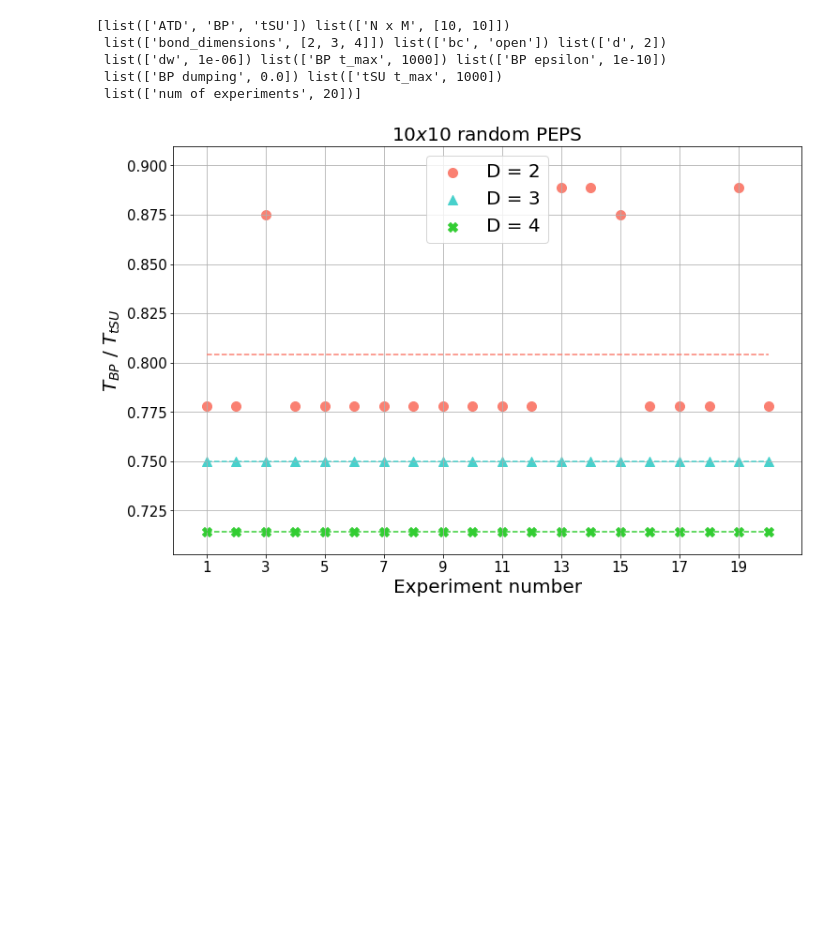
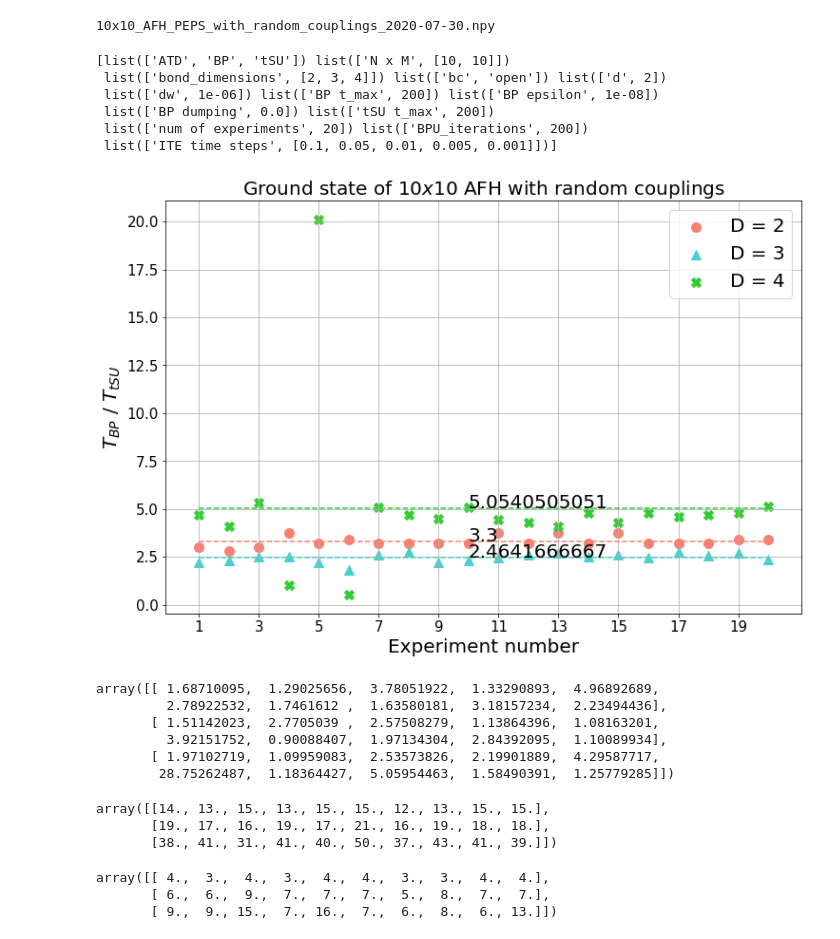
Before and after one commit to RoyElkabetz/Belief-propagation_Tensor-Networks, a Jupyter notebook: make_plot.ipynb, the cells around one changed output. Cells and saved outputs as stored; diff of their text form; code cells hidden in the pictures; blank space fills up the shorter version.

```diff
--- a/make_plot.ipynb
+++ b/make_plot.ipynb
@@ -27,0 +30,7 @@ print(date.today())
+# %%
+files = []
+directory = 'data'
+for filename in os.listdir(directory):
+    if filename[0:4] == 'data':
+        print(filename)
+        files.append(filename)
@@ -28,17 +49,21 @@ print(date.today())
 # %%
-my_file = '10x10_random_PEPS.npy'
+my_file = files[10][4:]
+print(my_file)
 file = 'data/data' + my_file
 params = 'data/parameters' + my_file
 data = np.load(file, allow_pickle=True)
 parameters = np.load(params, allow_pickle=True)
+# %% [output]
+10x10_AFH_PEPS_with_random_couplings_2020-07-30.npy
 # %%
 print(parameters)
 # %% [output]
 [list(['ATD', 'BP', 'tSU']) list(['N x M', [10, 10]])
  list(['bond_dimensions', [2, 3, 4]]) list(['bc', 'open']) list(['d', 2])
- list(['dw', 1e-06]) list(['BP t_max', 1000]) list(['BP epsilon', 1e-10])
- list(['BP dumping', 0.0]) list(['tSU t_max', 1000])
- list(['num of experiments', 20])]
+ list(['dw', 1e-06]) list(['BP t_max', 200]) list(['BP epsilon', 1e-08])
+ list(['BP dumping', 0.0]) list(['tSU t_max', 200])
+ list(['num of experiments', 20]) list(['BPU_iterations', 200])
+ list(['ITE time steps', [0.1, 0.05, 0.01, 0.005, 0.001]])]
 # %%
 # unpack parameters
 N, M = parameters[1][1][0], parameters[1][1][1]
@@ -52,36 +77,61 @@ T_BP_D = data[1]
 T_SU_D = data[2]
 # %%
 #name = 'Ground state of ' + '$' + str(N) + ' x ' + str(M) + '$'  + ' AFH'
-#name = 'Ground state of ' + '$' + str(N) + ' x ' + str(M) + '$'  + ' AFH with random couplings'
-name = '$' + str(N) + ' x ' + str(M) + '$'  + ' random PEPS'
+name = 'Ground state of ' + '$' + str(N) + ' x ' + str(M) + '$'  + ' AFH with random couplings'
+#name = '$' + str(N) + ' x ' + str(M) + '$'  + ' AFH PEPS ground state'
+#name = '$' + str(N) + ' x ' + str(M) + '$'  + ' random PEPS'
 file_name = name + '_' + str(date.today())
 plt.figure(figsize=(12, 8))
 fonts = 20
 my_markers = ['o', '^', 'X']
 for i, D in enumerate(bond_dimensions):
     my_label = 'D = ' + str(D)
     plt.scatter(range(1, num_experiments + 1),
                 np.asarray(T_BP_D[i]) / np.asarray(T_SU_D[i]),
                 marker=my_markers[i],
                 color=mcd.CSS4_COLORS[color_list[i]],
                 s=100,
                 label=my_label)
 
     plt.plot(range(1, num_experiments + 1),
              np.mean(np.asarray(T_BP_D[i]) / np.asarray(T_SU_D[i])) * np.ones((num_experiments, 1)),
              '--',
              color=mcd.CSS4_COLORS[color_list[i]])
-
+    plt.text(10,
+             np.mean(np.asarray(T_BP_D[i]) / np.asarray(T_SU_D[i])),
+             str(np.round(np.mean(np.asarray(T_BP_D[i]) / np.asarray(T_SU_D[i])), 10)),
+             fontsize=20)
 plt.title(name, fontsize=fonts)
 plt.xlabel('Experiment number', fontsize=fonts)
 plt.ylabel('$T_{BP}$ / $T_{tSU}$', fontsize=fonts)
 plt.xticks(list(range(1, num_experiments + 1, 2)), fontsize=15)
 plt.yticks(fontsize=15)
 plt.legend(fontsize=fonts)
 plt.grid()
 #plt.ylim([0, 10])
-#plt.savefig('images/' + file_name + '.svg', format="svg")
-#plt.savefig('images/' + file_name + '.pdf')
+plt.savefig('images/tSU-BP_ratio_with_mean_vals/' + file_name + '_with_mean_vals' + '.svg', format="svg")
+plt.savefig('images/tSU-BP_ratio_with_mean_vals/' + file_name + '_with_mean_vals' + '.pdf')
 plt.show()
 # %% [output]
-[figure, old version]
+[figure, new version]
+# %%
+ATD_D
+# %% [output]
+array([[ 1.68710095,  1.29025656,  3.78051922,  1.33290893,  4.96892689,
+         2.78922532,  1.7461612 ,  1.63580181,  3.18157234,  2.23494436],
+       [ 1.51142023,  2.7705039 ,  2.57508279,  1.13864396,  1.08163201,
+         3.92151752,  0.90088407,  1.97134304,  2.84392095,  1.10089934],
+       [ 1.97102719,  1.09959083,  2.53573826,  2.19901889,  4.29587717,
+        28.75262487,  1.18364427,  5.05954463,  1.58490391,  1.25779285]])
+# %%
+T_BP_D
+# %% [output]
+array([[14., 13., 15., 13., 15., 15., 12., 13., 15., 15.],
+       [19., 17., 16., 19., 17., 21., 16., 19., 18., 18.],
+       [38., 41., 31., 41., 40., 50., 37., 43., 41., 39.]])
+# %%
+T_SU_D
+# %% [output]
+array([[ 4.,  3.,  4.,  3.,  4.,  4.,  3.,  3.,  4.,  4.],
+       [ 6.,  6.,  9.,  7.,  7.,  7.,  5.,  8.,  7.,  7.],
+       [ 9.,  9., 15.,  7., 16.,  7.,  6.,  8.,  6., 13.]])
```
Also changed, not shown: parts of 2 cells of this notebook, 38 other files.
